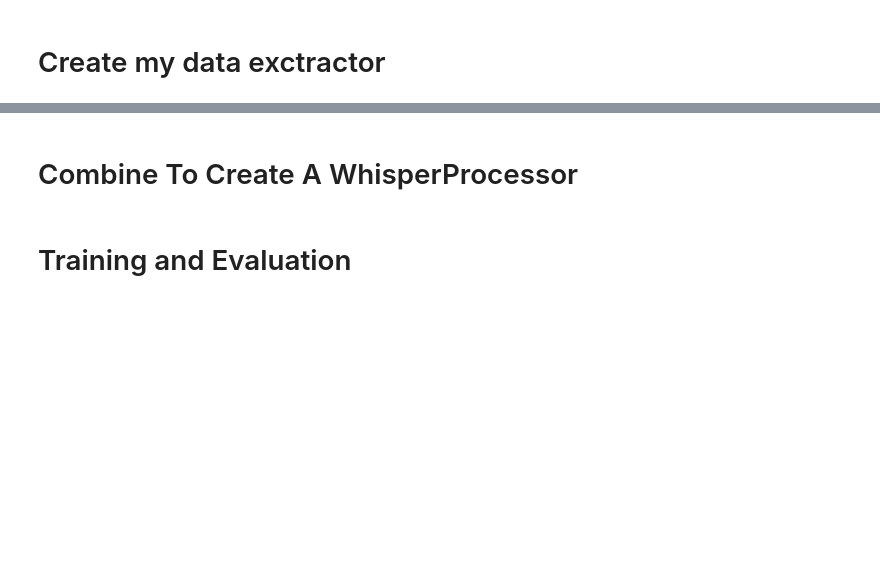
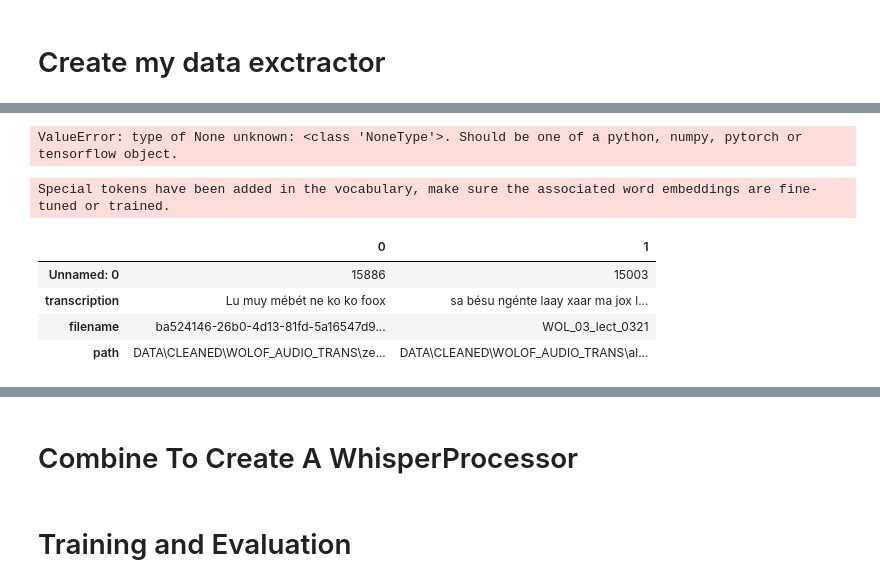
Before and after one commit to Norema9/Wolof-Speech-To-Text, a Jupyter notebook: SPEECH_TO_TEXT/CODES/WHISPER/FINETUNING.ipynb, the cells around one changed output, grey strips where cells are left out. Saved outputs shown, nothing was run; the diff lists cells and outputs as text; code cells hidden in the pictures; blank space fills up the shorter version.

Commit message:
whisper works 2

```diff
--- a/SPEECH_TO_TEXT/CODES/WHISPER/FINETUNING.ipynb
+++ b/SPEECH_TO_TEXT/CODES/WHISPER/FINETUNING.ipynb
@@ -55,4 +102,13 @@ feature_extractor = WhisperFeatureExtractor.from_pretrained("openai/whisper-medi
+# %%
+s = new_tokenizer("lu muy neú ko ko foox")
+print(s)
+# %% [output]
+ValueError: type of None unknown: <class 'NoneType'>. Should be one of a python, numpy, pytorch or tensorflow object.
 # %%
-from transformers import WhisperTokenizer
+from transformers import WhisperProcessor
 
-tokenizer = WhisperTokenizer.from_pretrained("openai/whisper-medium", language="Wolof", task="transcribe")
+processor = WhisperProcessor.from_pretrained("openai/whisper-small", task="transcribe")
+processor.tokenizer = tokenizer
+processor.feature_extractor = feature_extractor
+# %% [output]
+Special tokens have been added in the vocabulary, make sure the associated word embeddings are fine-tuned or trained.
@@ -69,0 +122,21 @@ train_dataset, test_dataset = random_split(dataset, [train_size, test_size])
+# %%
+from base.base_dataset import BaseDataset
+special_tokens = {"bos_token" : "<bos>",
+"eos_token" : "<eos>",
+"unk_token" : "<unk>",
+"pad_token" : "<pad>"}
+sr = 16000
+delimiter = "|"
+path_train = r"D:\\MARONE\\WOLOF\\SPEECH_TO_TEXT\\DATA\\CLEANED\\WOLOF_AUDIO_TRANS\\validation_data.csv"
+path_validation = r"D:\\MARONE\\WOLOF\\SPEECH_TO_TEXT\\DATA\\CLEANED\\WOLOF_AUDIO_TRANS\\validation_data.csv"
+# %%
+import pandas as pd
+train_data = pd.read_csv(path_train, delimiter=delimiter)
+eval_data = pd.read_csv(path_validation, delimiter=delimiter)
+train_data.head(2).T
+# %% [output]
+|  | 0 | 1 |
+| Unnamed: 0 | 15886 | 15003 |
+| transcription | Lu muy mébét ne ko ko foox | sa bésu ngénte laay xaar ma jox l... |
+| filename | ba524146-26b0-4d13-81fd-5a16547d9... | WOL_03_lect_0321 |
+| path | DATA\CLEANED\WOLOF_AUDIO_TRANS\ze... | DATA\CLEANED\WOLOF_AUDIO_TRANS\al... |
```
Also changed, not shown: parts of 18 cells of this notebook, 6 other files.
